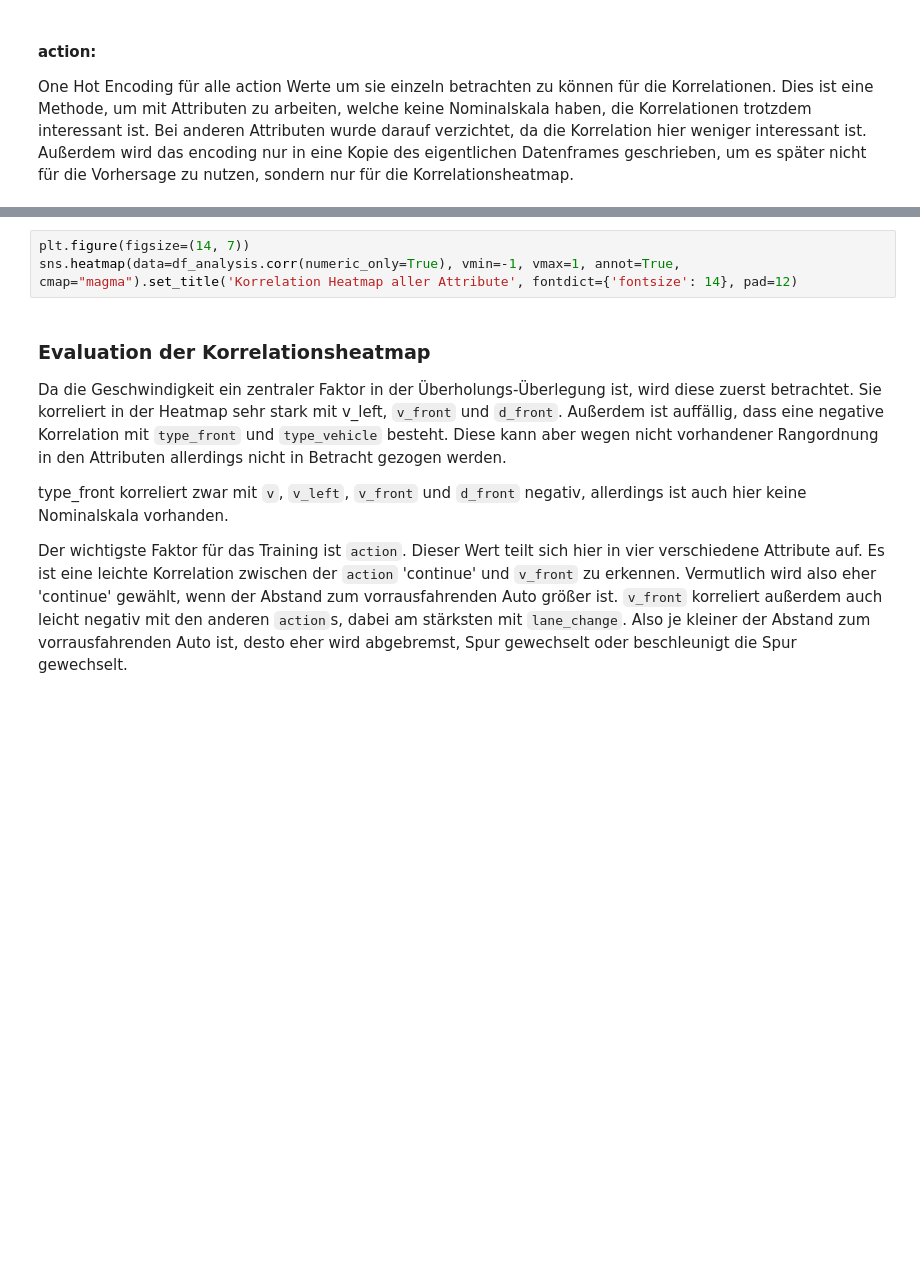
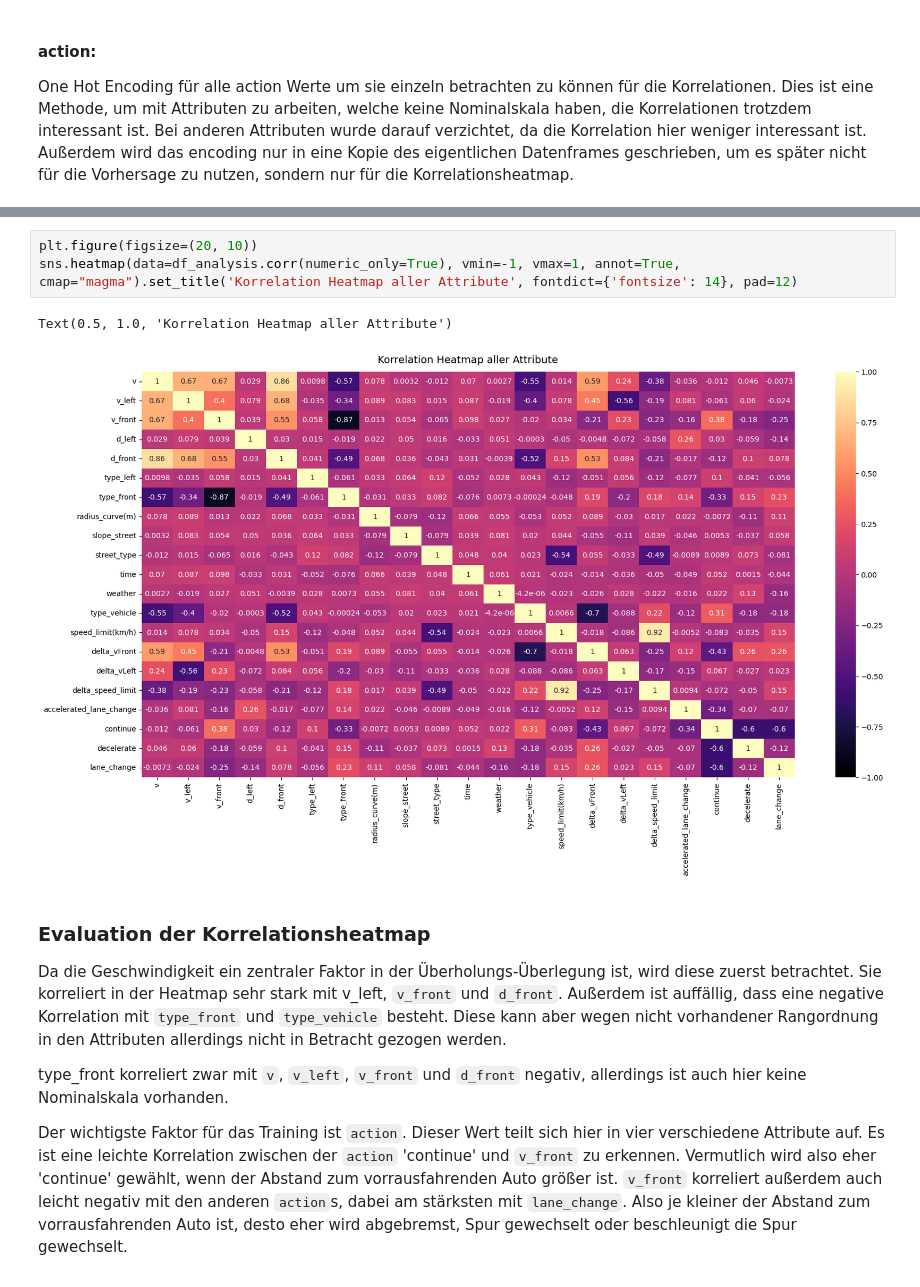
Before and after one commit to alien-coding/KI-Verkehrs-Verhaltenssimulation, a Jupyter notebook: main.ipynb, the cells around one changed output, grey strips where cells are left out. Saved outputs shown, nothing was run; the diff lists cells and outputs as text; blank space fills up the shorter version.

Commit message:
Heatmap larger

```diff
--- a/main.ipynb
+++ b/main.ipynb
@@ -161,6 +204,9 @@ df_analysis
 # %%
-plt.figure(figsize=(14, 7))
+plt.figure(figsize=(20, 10))
 sns.heatmap(data=df_analysis.corr(numeric_only=True), vmin=-1, vmax=1, annot=True, cmap="magma").set_title('Korrelation Heatmap aller Attribute', fontdict={'fontsize': 14}, pad=12)
+# %% [output]
+Text(0.5, 1.0, 'Korrelation Heatmap aller Attribute')
+[figure, added]
 # %% [markdown]
 ### Evaluation der Korrelationsheatmap
 Da die Geschwindigkeit ein zentraler Faktor in der Überholungs-Überlegung ist, wird diese zuerst betrachtet. Sie korreliert in der Heatmap sehr stark mit v_left, ``v_front`` und ``d_front``. Außerdem ist auffällig, dass eine negative Korrelation mit ``type_front`` und ``type_vehicle`` besteht. Diese kann aber wegen nicht vorhandener Rangordnung in den Attributen allerdings nicht in Betracht gezogen werden.
```
Also changed, not shown: parts of 7 cells of this notebook.
